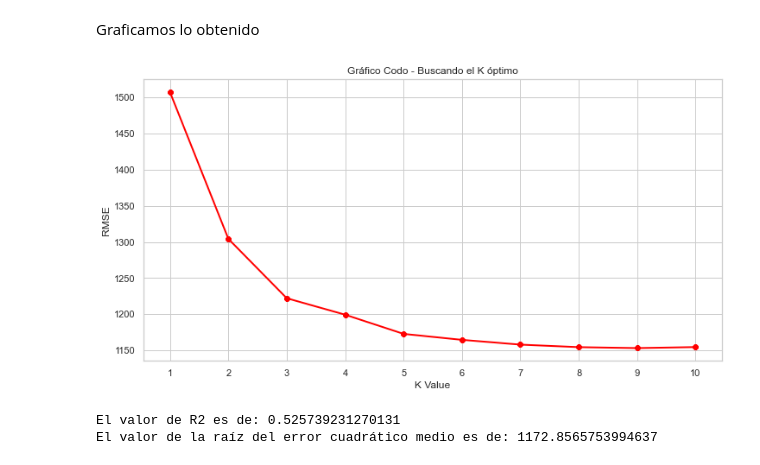
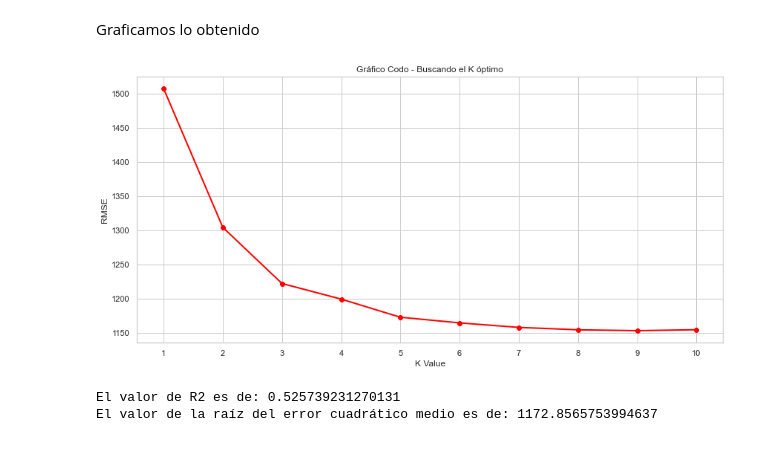
Before and after one commit to gillaness/predicciones-ventas, a Jupyter notebook: prediccion-ventas.ipynb, the cells around one changed output. Saved outputs shown, nothing was run; the diff lists cells and outputs as text; code cells hidden in the pictures.

```diff
--- a/prediccion-ventas.ipynb
+++ b/prediccion-ventas.ipynb
@@ -11,5 +7,6 @@ import seaborn as sns
 # %%
-filename = '/Users/gillanes/Documents/coding_dojo/data/sales_predictions.csv'
+# Paso 2: Cargar el archivo y convertirlo en un DataFrame
+filename = 'data/sales_predictions.csv'
 df = pd.read_csv(filename)
 
 df.head()
@@ -547,14 +552,16 @@ Graficamos lo obtenido
 # %%
 sns.set(style = 'whitegrid')
 plt.figure(figsize=(12,6))
 plt.plot(range(1,11),lista_rmse, linewidth=2, color="red", marker ="8")
 plt.xlabel("K Value")
 plt.xticks(np.arange(1,11,1))
 plt.ylabel("RMSE")
 plt.title('Gráfico Codo - Buscando el K óptimo')
+plt.tight_layout()
+plt.savefig('images/KNNCodo.png', dpi = 300)
 plt.show()
 # %% [output]
-[figure, old version]
+[figure, new version]
 # %%
 # Utilizamos como K=5
 knr = KNeighborsRegressor(n_neighbors=5)
```
Also changed, not shown: parts of 19 cells of this notebook, 10 other files.
